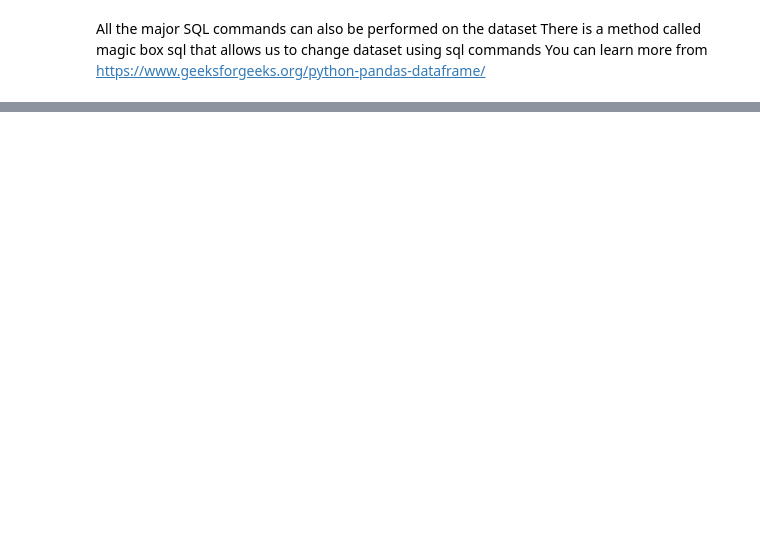
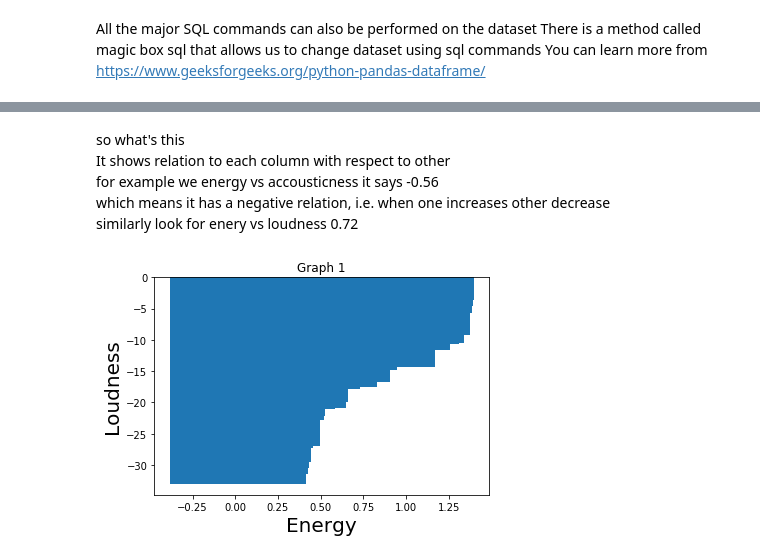
Before and after one commit to kabirnagpal/ML-Track, a Jupyter notebook: week 1.ipynb, the cells around one changed output, grey strips where cells are left out. Drawn from its saved outputs; the diff is of its cells as text; code cells hidden in the pictures; blank space fills up the shorter version.

```diff
--- a/week 1.ipynb
+++ b/week 1.ipynb
@@ -214,0 +305,14 @@ You can learn more from https://www.geeksforgeeks.org/python-pandas-dataframe/
+# %% [markdown]
+so what's this
+It shows relation to each column with respect to other
+for example we energy vs accousticness it says -0.56
+which means it has a negative relation, i.e. when one increases other decrease
+similarly look for enery vs loudness  0.72
+# %%
+plt.bar(x=data["energy"],height=data["loudness"])
+plt.xlabel('Energy', fontsize=20)
+plt.ylabel('Loudness', fontsize=20)
+plt.title('Graph 1')
+plt.show()
+# %% [output]
+[figure, added]
```
Also changed, not shown: parts of 30 cells of this notebook, 1 other file.
